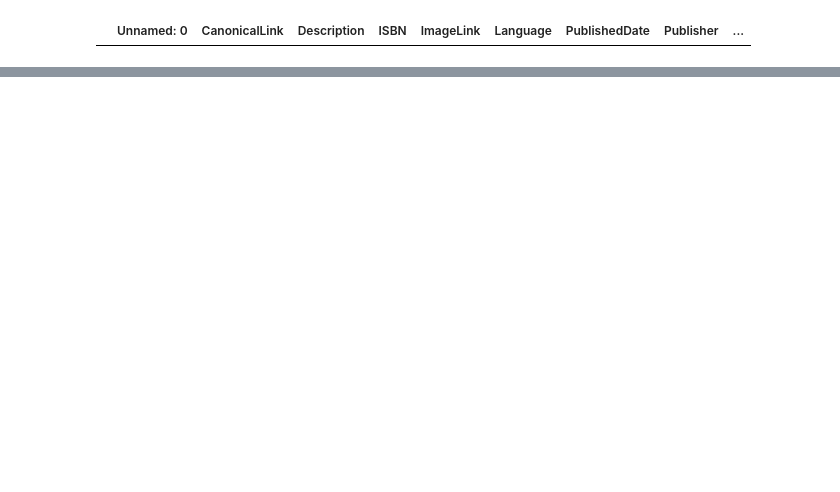
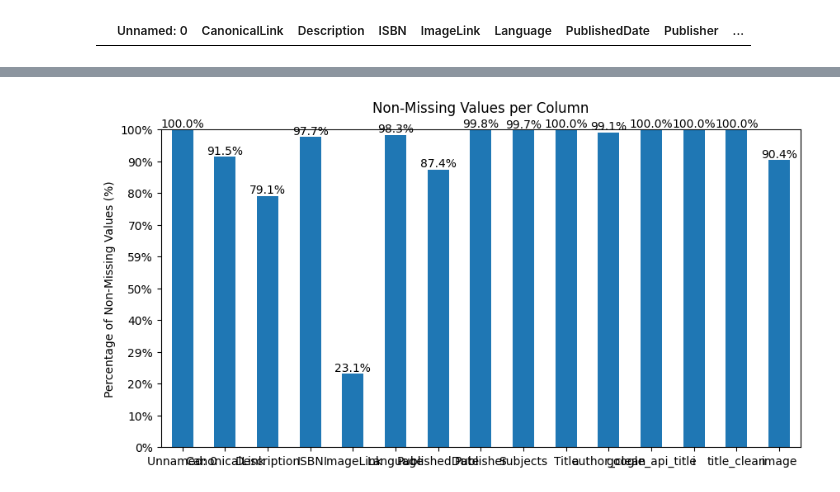
Before and after one commit to ML-brooowss/ML, a Jupyter notebook: amelie.ipynb, the cells around one changed output, grey strips where cells are left out. Drawn from its saved outputs; the diff is of its cells as text; code cells hidden in the pictures; blank space fills up the shorter version.

```diff
--- a/amelie.ipynb
+++ b/amelie.ipynb
@@ -740,0 +819,6 @@ recommended_books
+# %%
+# ISBN enhanced:
+isbn_enhanced = pd.read_csv('items_enhanced_final.csv')
+calc_non_missing_percentage(isbn_enhanced.notnull().sum())
+# %% [output]
+[figure, added]
```
Also changed, not shown: parts of 10 cells of this notebook, 1 other file.
